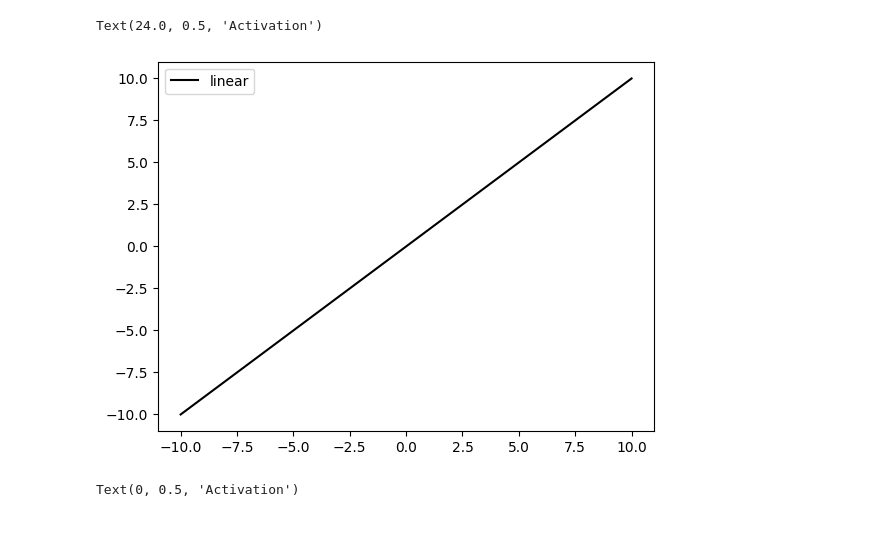
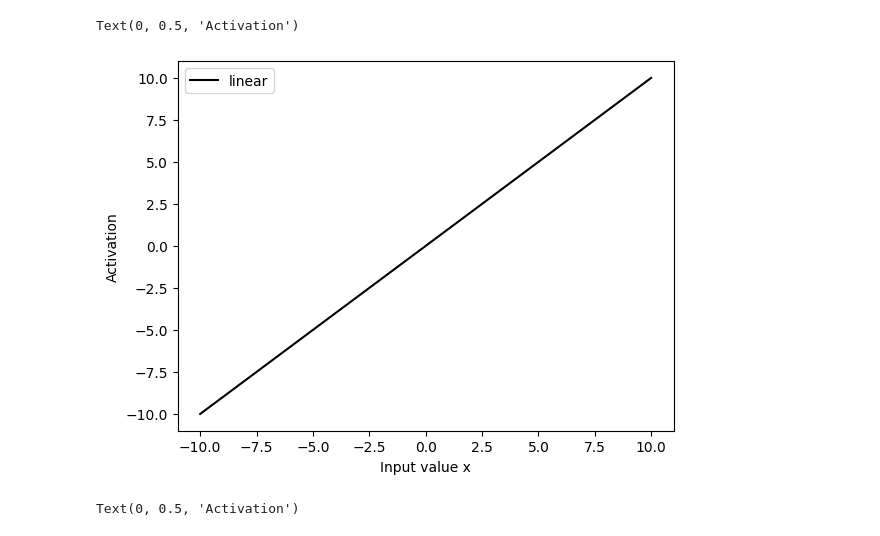
Before and after one commit to hbisgin/DeepLearning, a Jupyter notebook: DL_8_Q.ipynb, the cells around one changed output. Cells and saved outputs as stored; diff of their text form; code cells hidden in the pictures.

```diff
--- a/DL_8_Q.ipynb
+++ b/DL_8_Q.ipynb
@@ -15,12 +15,12 @@ import time
 # %%
 activation_input = np.linspace(-10, 10, num=1000)
 # %%
-sns.lineplot(x=activation_input, y=activation_input, color='black', label="linear")
+ax = sns.lineplot(x=activation_input, y=activation_input, color='black', label="linear")
 ax.set_xlabel('Input value x')
 ax.set_ylabel('Activation')
 # %% [output]
-Text(24.0, 0.5, 'Activation')
+Text(0, 0.5, 'Activation')
-[figure, old version]
+[figure, new version]
 # %%
 sigmoid_activation = np.exp(activation_input)/(np.exp(activation_input)+1)
 ax = sns.lineplot(x=activation_input, y=sigmoid_activation, color='blue', label="$\sigma(x)$")
```
Also changed, not shown: parts of 1 cell of this notebook.
